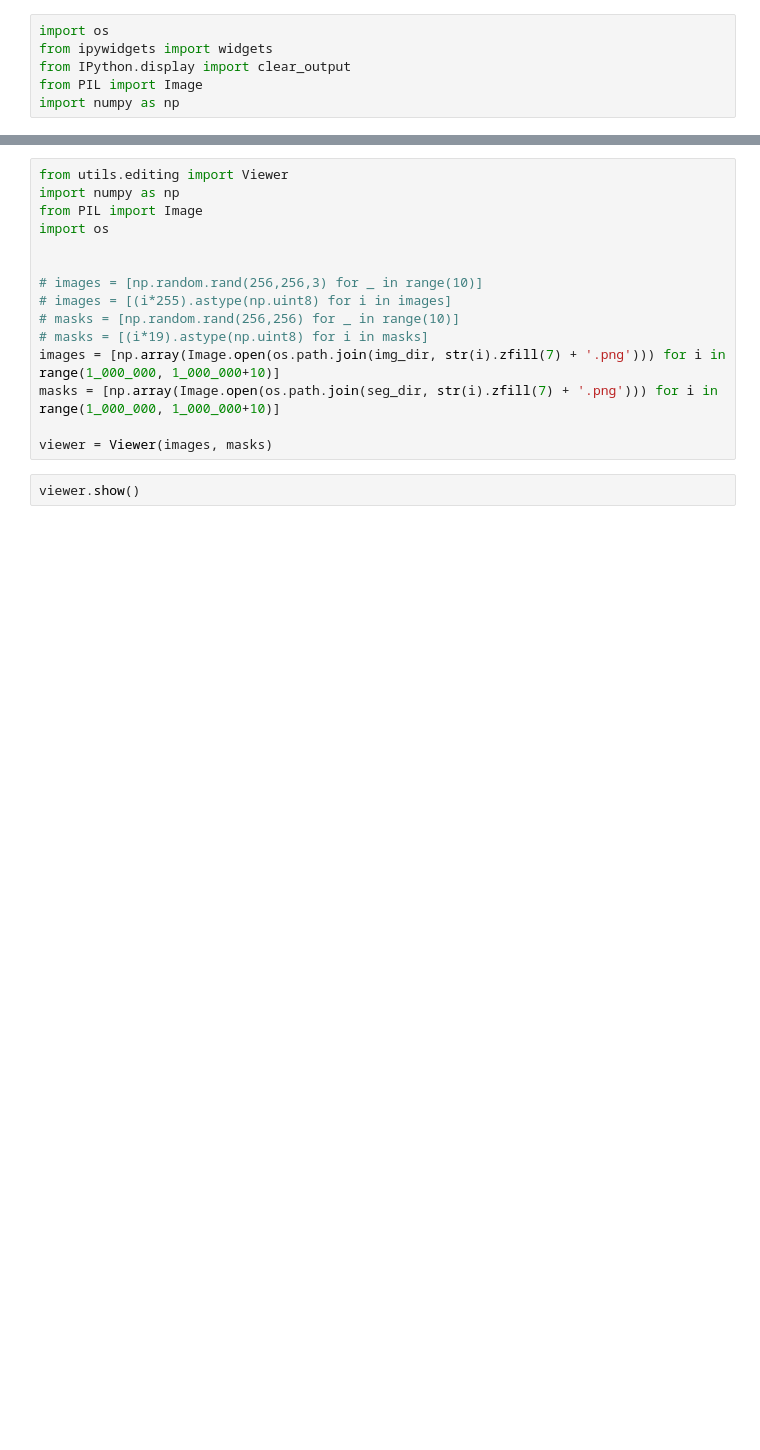
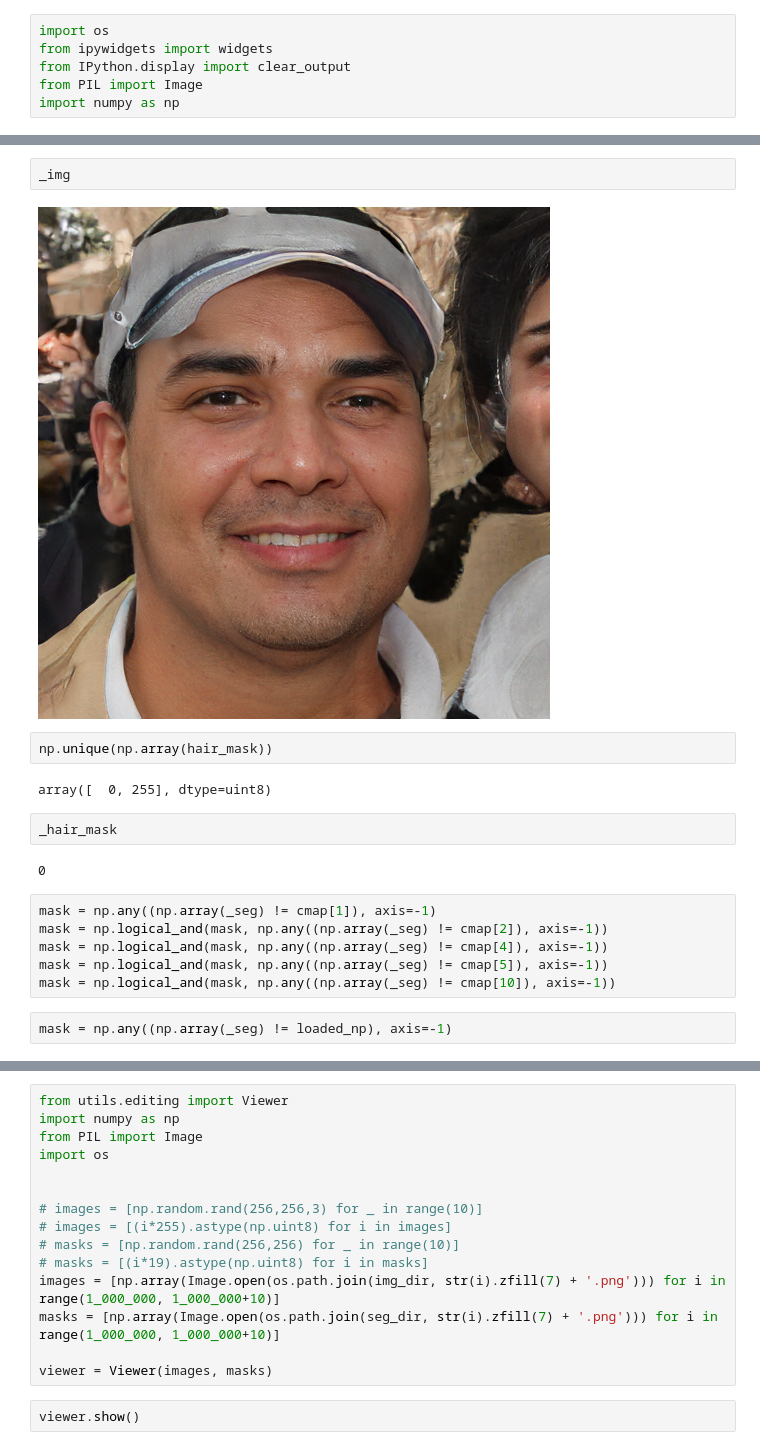
Before and after one commit to wamiq-reyaz/diffusion_face, a Jupyter notebook: notebooks/attrs_lookat.ipynb, the cells around one changed output, grey strips where cells are left out. Drawn from its saved outputs; the diff is of its cells as text; blank space fills up the shorter version.

```diff
--- a/notebooks/attrs_lookat.ipynb
+++ b/notebooks/attrs_lookat.ipynb
@@ -102,0 +190,20 @@ ToggleButtons(description='Overlay:', options=('On', 'Off'), value='On')
+# %%
+_img
+# %% [output]
+[figure, added]
+# %%
+np.unique(np.array(hair_mask))
+# %% [output]
+array([  0, 255], dtype=uint8)
+# %%
+_hair_mask
+# %% [output]
+0
+# %%
+mask = np.any((np.array(_seg) != cmap[1]), axis=-1)
+mask = np.logical_and(mask, np.any((np.array(_seg) != cmap[2]), axis=-1))
+mask = np.logical_and(mask, np.any((np.array(_seg) != cmap[4]), axis=-1))
+mask = np.logical_and(mask, np.any((np.array(_seg) != cmap[5]), axis=-1))
+mask = np.logical_and(mask, np.any((np.array(_seg) != cmap[10]), axis=-1))
+# %%
+mask = np.any((np.array(_seg) != loaded_np), axis=-1)
```
Also changed, not shown: parts of 36 cells of this notebook, 10 other files.
